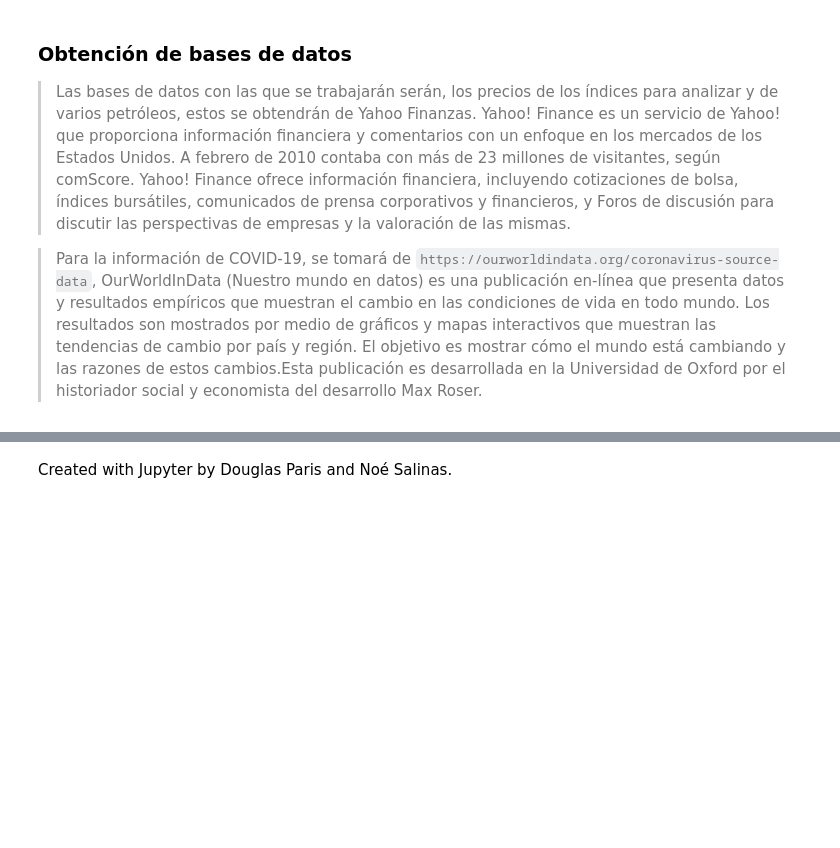
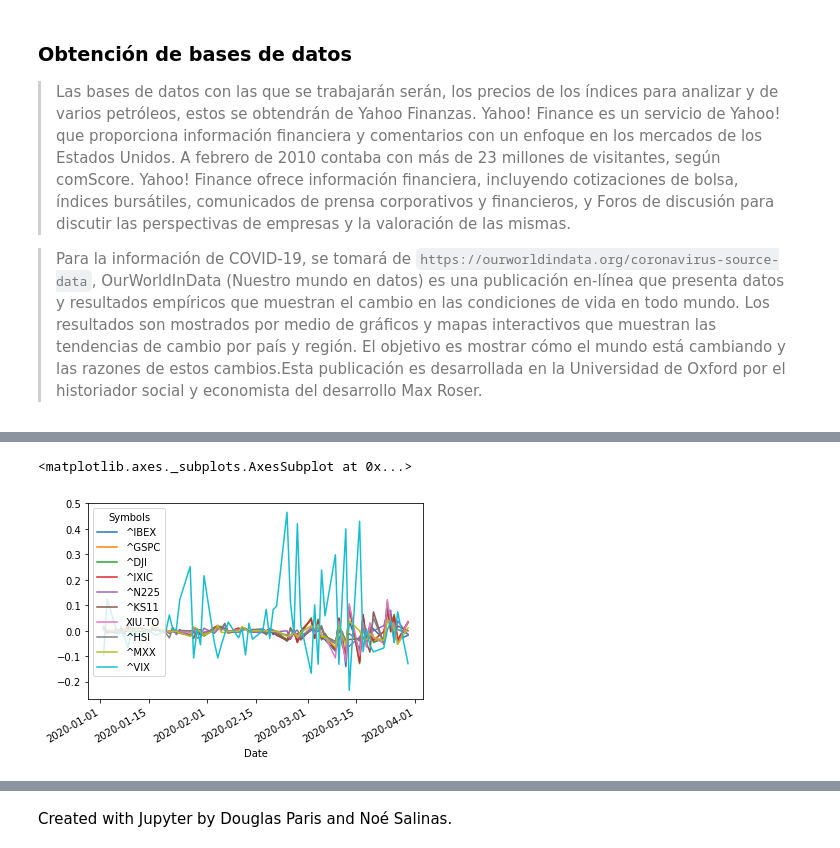
Before and after one commit to douglasparism/Proyecto_SIMFIN, a Jupyter notebook: Proyecto_NASalinas_DFPAris.ipynb, the cells around one changed output, grey strips where cells are left out. Drawn from its saved outputs; the diff is of its cells as text; code cells hidden in the pictures; blank space fills up the shorter version.

```diff
--- a/Proyecto_NASalinas_DFPAris.ipynb
+++ b/Proyecto_NASalinas_DFPAris.ipynb
@@ -72,0 +148,6 @@
+# %%
+rend_indices = indices_data.pct_change()
+rend_indices.plot()
+# %% [output]
+<matplotlib.axes._subplots.AxesSubplot at 0x...>
+[figure, added]
```
Also changed, not shown: parts of 31 cells of this notebook.
